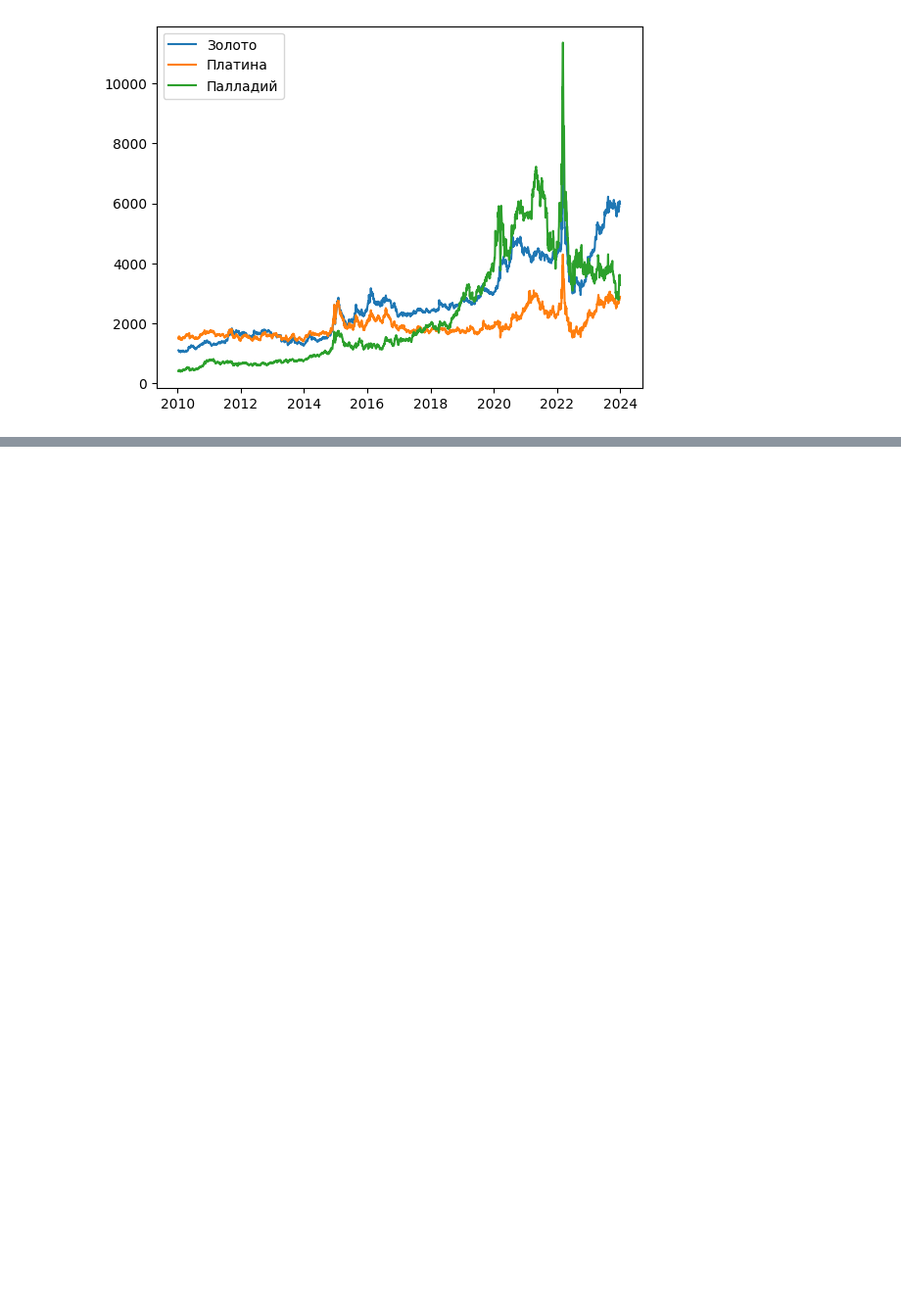
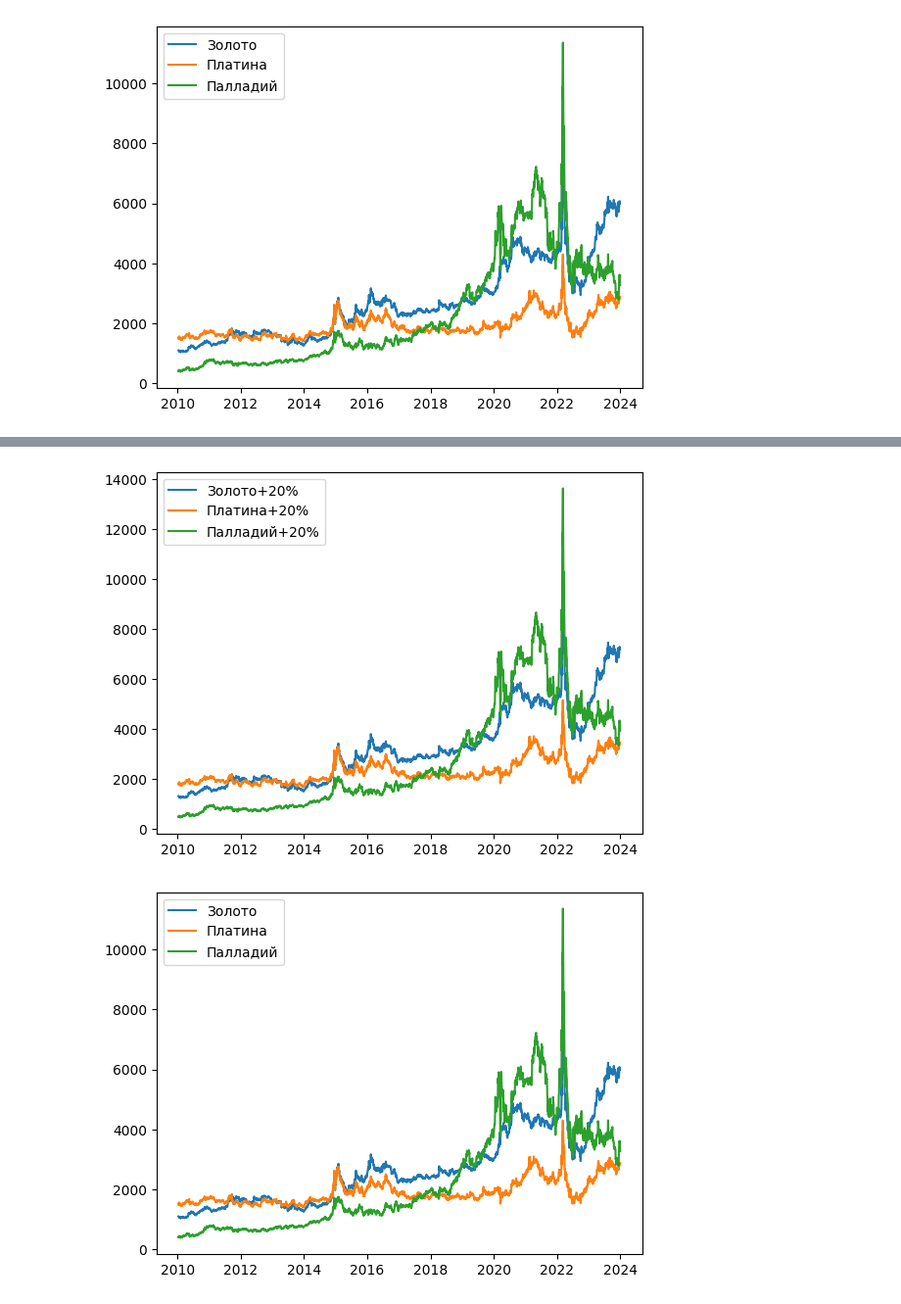
Before and after one commit to Dmatryus/PlotAdapter, a Jupyter notebook: researches/Exchange rate research.ipynb, the cells around one changed output, grey strips where cells are left out. Shown at 98% size. Cells and saved outputs as stored; diff of their text form; code cells hidden in the pictures; blank space fills up the shorter version.

Commit message:
Plot addition

```diff
--- a/researches/Exchange rate research.ipynb
+++ b/researches/Exchange rate research.ipynb
@@ -108,0 +113,4 @@ lp.show()
+# %%
+smes = mes * 1.2
+smes = smes.rename(columns={c: f"{c}+20%" for c in smes.columns})
+smes
@@ -108,0 +132,12 @@ lp.show()
+# %%
+slp = LinePlot("matplotlib")         # Создание объекта графика
+slp.build(smes)                      # Построение графика для данных с надбавкой
+lp.build(mes, backend="matplotlib")  # Перепостроение графика изначальных данных
+                                     #  с использованием бэкэнда matplotlib
+s = lp + slp                         # Совмещение графиков
+lp.to_file(Path(".") / 'plots' / 'lp.png')
+slp.to_file(Path(".") / 'plots' / 'slp.png')
+s.to_file(Path(".") / 'plots' / 's.png')
+# %% [output]
+[figure, added]
+[figure, added]
```
Also changed, not shown: parts of 4 cells of this notebook, 2 other files.
